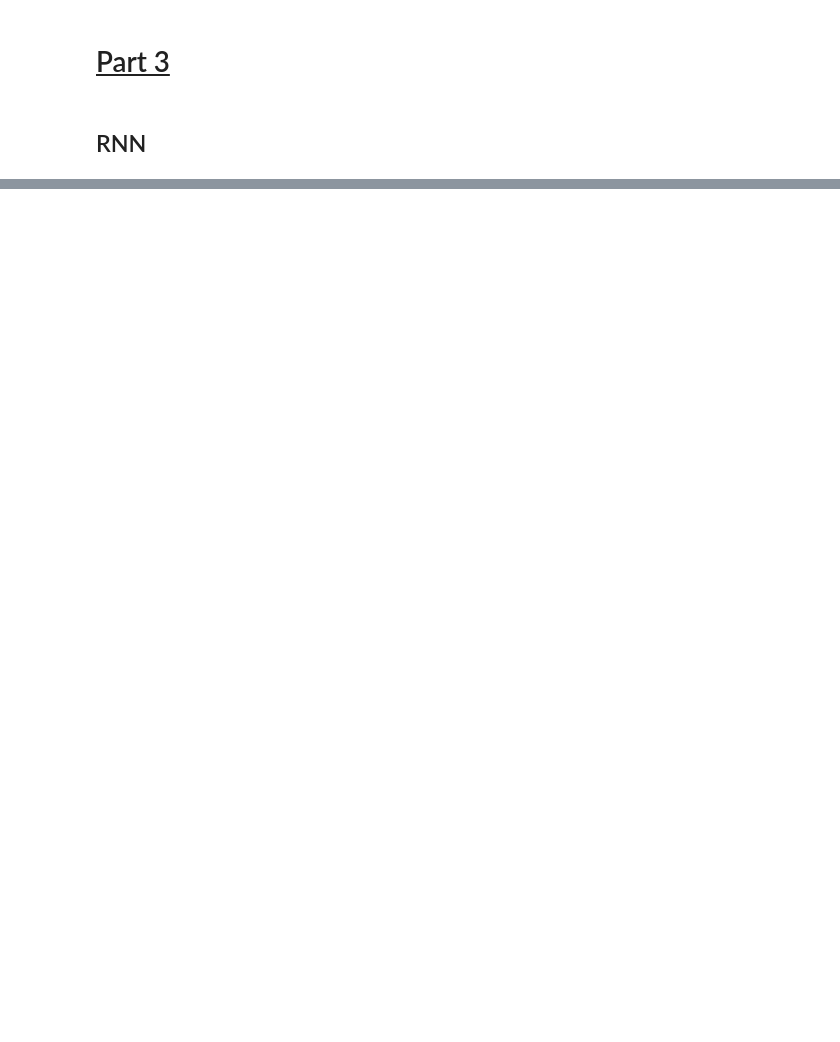
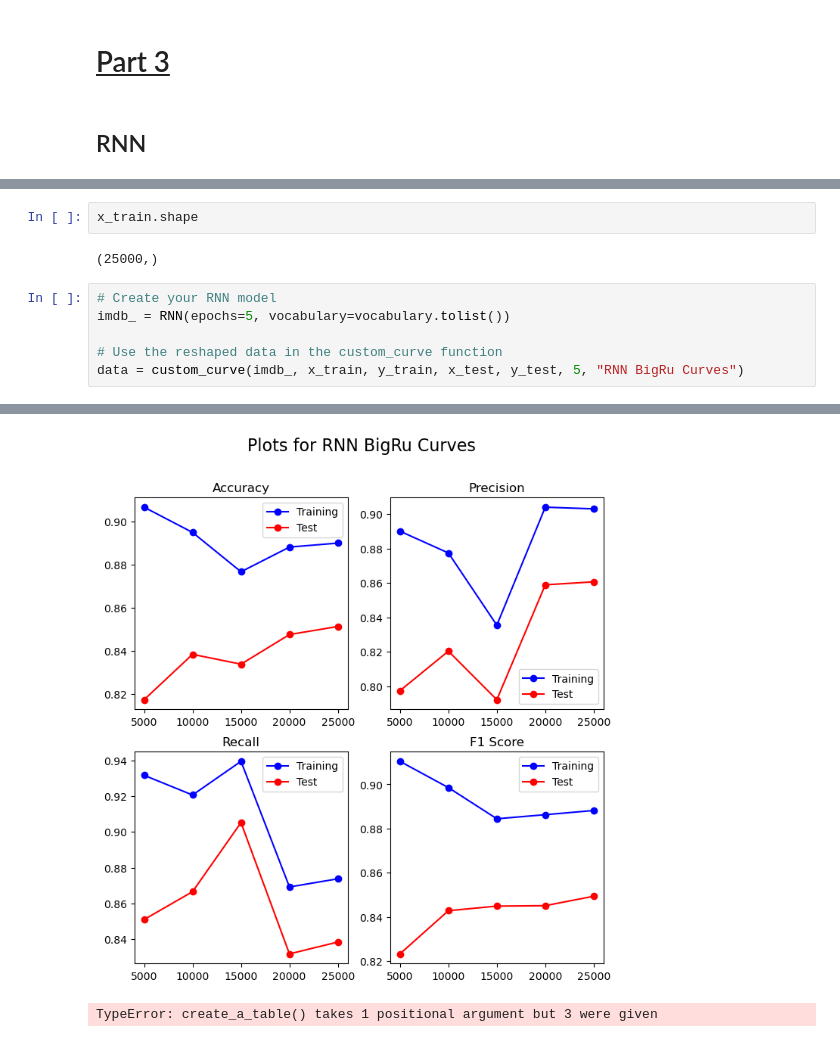
Before and after one commit to OSpyropoulos/IMDb-reviews-classification, a Jupyter notebook: IMDB-reviews-classification.ipynb, the cells around one changed output, grey strips where cells are left out. Cells and saved outputs as stored; diff of their text form; blank space fills up the shorter version.

```diff
--- a/IMDB-reviews-classification.ipynb
+++ b/IMDB-reviews-classification.ipynb
@@ -1400,0 +1290,11 @@ plot_training_history(imdb_bigru_history, 'loss')
+# %%
+x_train.shape
+# %% [output]
+(25000,)
+# %%
+# Create your RNN model
+imdb_ = RNN(epochs=5, vocabulary=vocabulary.tolist())
+
+# Use the reshaped data in the custom_curve function
+data = custom_curve(imdb_, x_train, y_train, x_test, y_test, 5, "RNN BigRu Curves")
+# %% [output]
@@ -1400,0 +1318,2 @@ plot_training_history(imdb_bigru_history, 'loss')
+[figure, added]
+TypeError: create_a_table() takes 1 positional argument but 3 were given
```
Also changed, not shown: parts of 25 cells of this notebook.
